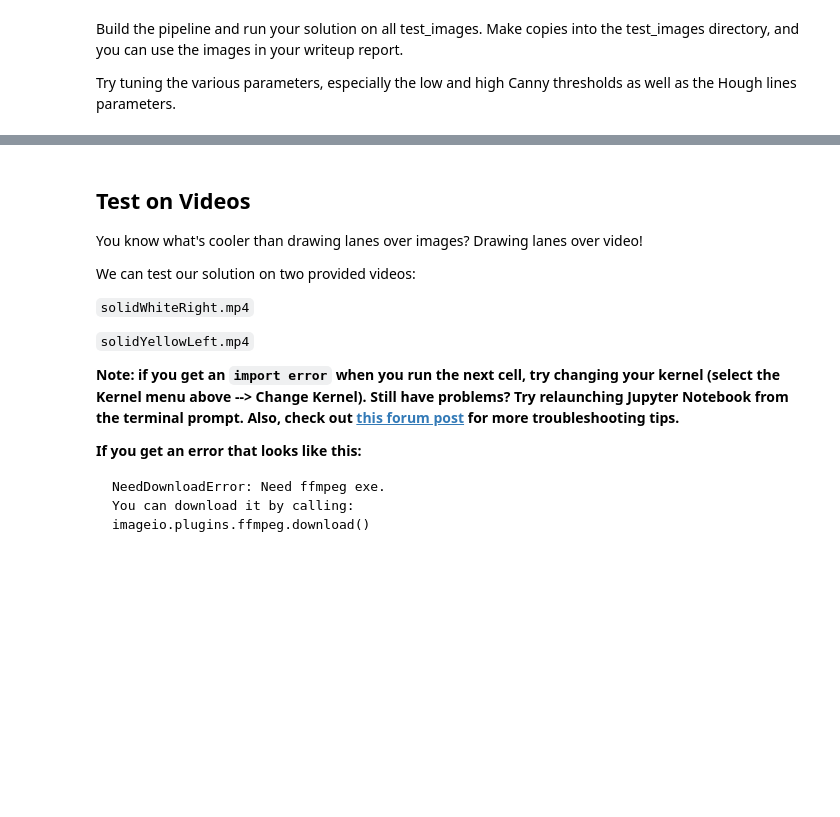
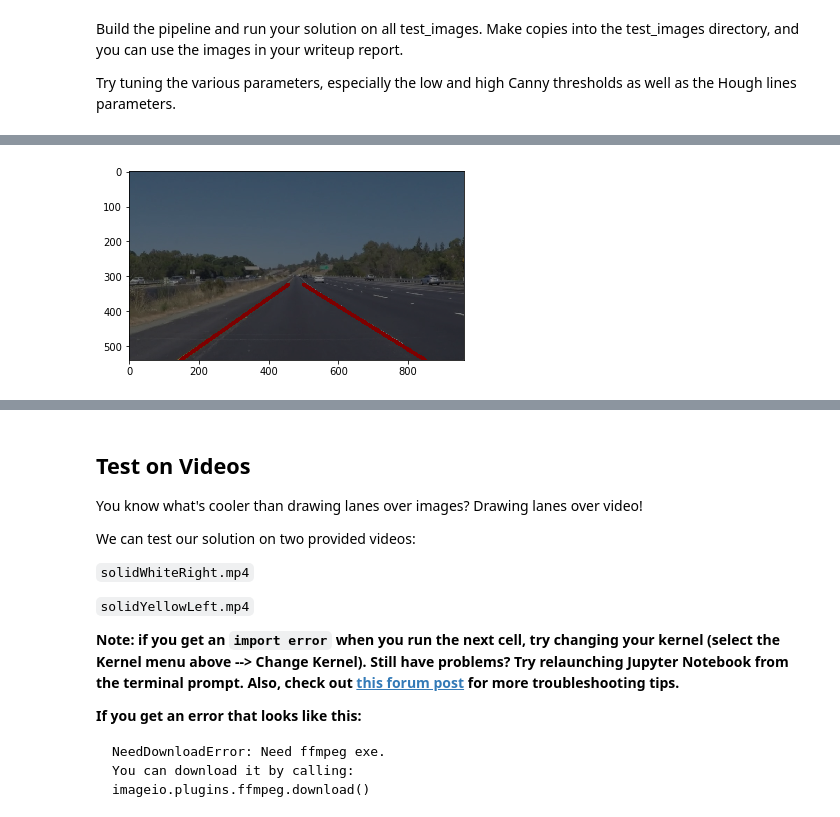
Before and after one commit to cpierceworld/CarND-LaneLines-P1, a Jupyter notebook: P1.ipynb, the cells around one changed output, grey strips where cells are left out. Saved outputs shown, nothing was run; the diff lists cells and outputs as text; code cells hidden in the pictures; blank space fills up the shorter version.

```diff
--- a/P1.ipynb
+++ b/P1.ipynb
@@ -368,0 +272,92 @@ plt.imshow(lanes)
+# %%
+def gen_roi_vertices(image):
+    """Get Trapazoidal Region Of Interest"""
+
+    imshape = image.shape
+
+    # Using bottom 40% of the image
+    roi_percent_height = 0.40
+
+    # top of ROI trapazoid will be 12% image width
+    roi_percent_top_width = 0.12
+
+    # bottom of ROI trapazoid will be 95% image width
+    roi_percent_bottom_width = 0.95
+
+    # trapazoid wil be offset 10 pixels from the bottom
+    roi_bottom_offset = 10
+
+    roi_y_top = int((1.0 - roi_percent_height) * imshape[0])
+    roi_y_bottom = imshape[0] - roi_bottom_offset
+
+    roi_x_left_bottom = int((imshape[1] * (1.0 - roi_percent_bottom_width))/2)
+    roi_x_left_top = int((imshape[1] * (1.0 - roi_percent_top_width))/2)
+    roi_x_right_bottom = int((imshape[1] * (1.0 + roi_percent_bottom_width))/2)
+    roi_x_right_top = int((imshape[1] * (1.0 + roi_percent_top_width))/2)
+
+
+    roi_left_m = (roi_x_left_top - roi_x_left_bottom) / (roi_y_top - roi_y_bottom)
+    roi_left_b = roi_y_top - roi_left_m * roi_x_left_top
+
+    roi_right_m = (roi_x_right_top - roi_x_right_bottom) / (roi_y_top - roi_y_bottom)
+    roi_right_b = roi_y_top - roi_right_m * roi_x_right_top
+
+
+    vertices = np.array([[(roi_x_left_bottom, roi_y_bottom),(roi_x_left_top, roi_y_top),
+                          (roi_x_right_top, roi_y_top), (roi_x_right_bottom, roi_y_bottom)]],
+                        dtype=np.int32)
+
+
+    return vertices, roi_y_top
+
+
+def detect_lane(image):
+    """Detect left/right lane in image and return new image with the lanes highlighted.
+    """
+    imshape = image.shape
+
+    # Stage 1, convert to gray scale
+    gray = grayscale(image)
+
+    # Stage 2, gaussian blur to smooth out image
+    kernel_size = 5
+    blur_gray = gaussian_blur(gray,kernel_size)
+
+    # Stage 3, canny edge detection
+    edges = canny(blur_gray)
+
+    #Stage 4, generate ROI and remove edges outside it
+    roi, roi_y_top = gen_roi_vertices(image)
+    masked_edges = region_of_interest(edges, roi)
+
+    #Stage 5, Hough thransforms to find lines
+
+    rho = 5 # distance resolution in pixels of the Hough grid
+    theta = np.pi/180 # angular resolution in radians of the Hough grid
+    threshold = 6     # minimum number of votes (intersections in Hough grid cell)
+    min_line_length = 10 #minimum number of pixels making up a line
+    max_line_gap = 2    # maximum gap in pixels between connectable line segments
+    line_image = np.copy(image)*0 # creating a blank to draw lines on
+
+    lines = hough_lines(masked_edges, rho, theta, threshold, min_line_length, max_line_gap)
+
+    # Stage 6, Covert the hough lines into "left lane" and "right lane" lines
+    lines = lane_lines(lines, roi_y_top, imshape[0])
+
+    # Make an image with just the lane lines
+    lines_img = draw_lines(image, lines, [250,0,0], 10)
+
+    # Overlay the lane line image on the original image
+    lines_edges = weighted_img(lines_img, image, 0.5, 1.0, 0)
+    return lines_edges
+
+
+img_file_names = os.listdir("test_images/")
+
+for img_file_name in img_file_names:
+    image = mpimg.imread('test_images/' + img_file_name)
+    lanes = detect_lane(image)
+    plt.figure()
+    plt.imshow(lanes)
+# %% [output]
+[figure, added]
```
Also changed, not shown: parts of 8 cells of this notebook, 3 other files.
